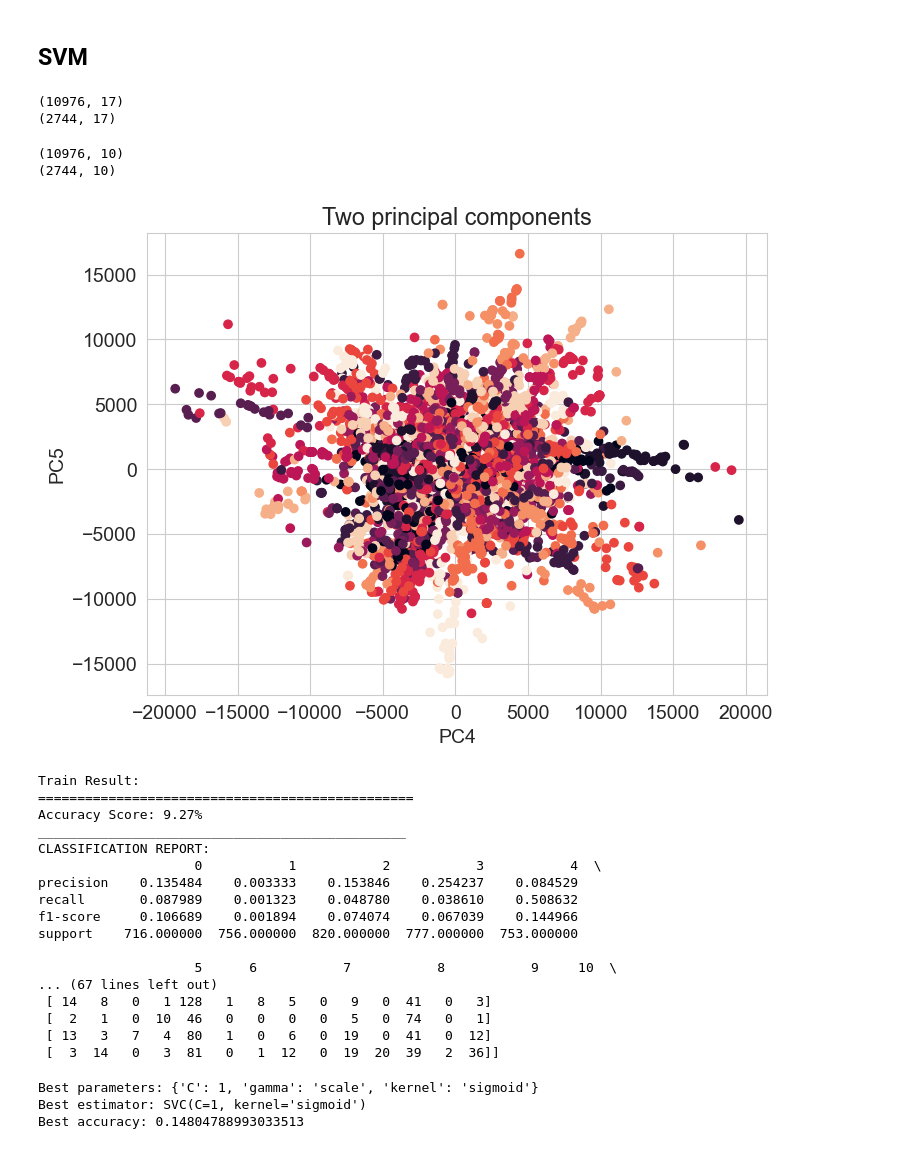
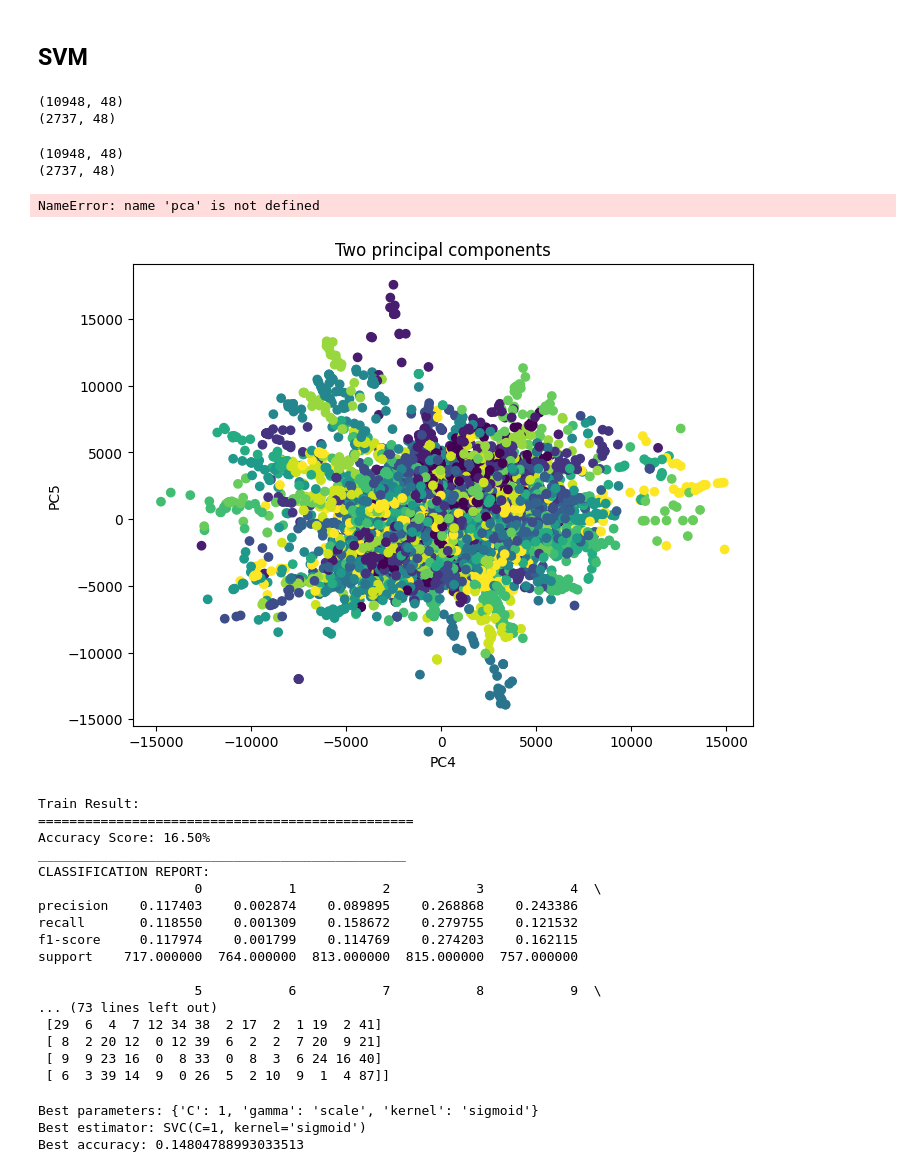
Before and after one commit to veronicalarssn/ML_Project, a Jupyter notebook: latest version 12.05.24.ipynb, the cells around one changed output. Cells and saved outputs as stored; diff of their text form; code cells hidden in the pictures.

```diff
--- a/latest version 12.05.24.ipynb
+++ b/latest version 12.05.24.ipynb
@@ -61,10 +81,12 @@ def save_images_as_png(folder_path, output_folder, image_size=(150, 150)):
                     print(f"Error processing image '{file_path}': {e}")
 
 #folder with original images
-folder_path = r"C:\Users\emili\OneDrive\Dokumente\03_Master_CBS\05_Summerterm24\01_ML and DL\Project\logo findder"
+# folder_path = r"C:\Users\emili\OneDrive\Dokumente\03_Master_CBS\05_Summerterm24\01_ML and DL\Project\logo findder"
+folder_path = r"/content/ML_Project/Data/logo findder"
 
 #output folder where png-images will be saved
-output_folder=r"C:\Users\emili\OneDrive\Dokumente\03_Master_CBS\05_Summerterm24\01_ML and DL\Project\png logo findder"
+# output_folder=r"C:\Users\emili\OneDrive\Dokumente\03_Master_CBS\05_Summerterm24\01_ML and DL\Project\png logo findder"
+output_folder=r"/content/ML_Project/Data/png logo findder"
 
 save_images_as_png(folder_path, output_folder)
 # %%
@@ -92,7 +114,8 @@ def load_images_from_folder(folder_path, image_size=(150, 150)):
     return images_df
 
 
-png_folder_path=r"C:\Users\emili\OneDrive\Dokumente\03_Master_CBS\05_Summerterm24\01_ML and DL\Project\png logo findder"
+# png_folder_path=r"C:\Users\emili\OneDrive\Dokumente\03_Master_CBS\05_Summerterm24\01_ML and DL\Project\png logo findder"
+png_folder_path=r"/content/ML_Project/Data/png logo findder"
 image_df = load_images_from_folder(png_folder_path)
 
 print('Image Dataframe: \n \n', image_df.head())
@@ -204,7 +227,8 @@ image_df
 # %%
 '''Read in the second data set'''
 
-image_directory = r"C:\Users\emili\OneDrive\Dokumente\03_Master_CBS\05_Summerterm24\01_ML and DL\Project\USA Car Logos"
+# image_directory = r"C:\Users\emili\OneDrive\Dokumente\03_Master_CBS\05_Summerterm24\01_ML and DL\Project\USA Car Logos"
+image_directory = r"/content/ML_Project/Data/USA Car Logos"
 
 image_filenames = [f for f in os.listdir(image_directory) if os.path.isfile(os.path.join(image_directory, f))]
 
@@ -962,20 +989,22 @@ X_train_flattened = X_train_numpy.reshape(len(X_train_numpy), -1)
 X_test_flattened = X_test_numpy.reshape(len(X_test_numpy), -1)
 
 #PCA
-pca = PCA(n_components=10)
+pca = PCA(n_components=0.85)
 X_train_pca = pca.fit_transform(X_train_flattened)
-X_test_pca = pca.fit_transform(X_test_flattened)
+# X_test_pca = pca.fit_transform(X_test_flattened)
+X_test_pca = pca.transform(X_test_flattened)
+# -> use the same PCA model fitted on the training data to transform (not fit_transform) the testing data -> ensures that both X_train_pca and X_test_pca with same number of PCs
 # %%
-#shape of pca when n_components=0.8 -- not applicable anymore, just for reference
+#shape of pca when n_components=0.85 -- not applicable anymore, just for reference
 print(X_train_pca.shape)
 print(X_test_pca.shape)
 # %% [output]
-(10976, 17)
-(2744, 17)
+(10948, 48)
+(2737, 48)
 # %%
 #shape when n_componenets=10
 print(X_train_pca.shape)
 print(X_test_pca.shape)
 # %% [output]
-(10976, 10)
-(2744, 10)
+(10948, 48)
+(2737, 48)
@@ -982,15 +1014,28 @@ print(X_test_pca.shape)
+# %%
+print(pca.explained_variance_ratio_)
+
+# Plot the cumulative explained variance
+plt.plot(np.cumsum(pca.explained_variance_ratio_))
+# plt.plot(np.cumsum(pca.explained_variance_ratio_), marker='o', linestyle='--')
+plt.xlabel('Number of Components')
+plt.ylabel('Variance (%)')
+plt.title('Explained Variance')
+plt.savefig('/content/ML_Project/Plots/pca_explained_variance85.png', bbox_inches='tight')
+plt.show()
+# %% [output]
+NameError: name 'pca' is not defined
 # %%
 #plot two principal components
 plt.figure(figsize=(8,6))
 
-plot = plt.scatter(X_train_pca[:,3], X_train_pca[:,4], c=y_train)
+plot = plt.scatter(X_train_pca[:,4], X_train_pca[:,5], c=y_train)
 plt.xlabel("PC4")
 plt.ylabel("PC5")
 plt.title("Two principal components")
 plt.show()
 #-->clearly not linearly seperable, linear kernal might perform quite poorly
 # %% [output]
-[figure, old version]
+[figure, new version]
 # %%
 def print_score(clf, X_train, y_train, X_test, y_test, train=True):
     if train:
@@ -1022,21 +1067,21 @@ print_score(model_svm_lin, X_train_pca, y_train, X_test_pca, y_test, train=False
 # %% [output]
 Train Result:
 ================================================
-Accuracy Score: 9.27%
+Accuracy Score: 16.50%
 _______________________________________________
 CLASSIFICATION REPORT:
                     0           1           2           3           4  \
-precision    0.135484    0.003333    0.153846    0.254237    0.084529
-recall       0.087989    0.001323    0.048780    0.038610    0.508632
-f1-score     0.106689    0.001894    0.074074    0.067039    0.144966
-support    716.000000  756.000000  820.000000  777.000000  753.000000
+precision    0.117403    0.002874    0.089895    0.268868    0.243386
+recall       0.118550    0.001309    0.158672    0.279755    0.121532
+f1-score     0.117974    0.001799    0.114769    0.274203    0.162115
+support    717.000000  764.000000  813.000000  815.000000  757.000000
 
-                    5      6           7           8           9     10  \
-... (67 lines left out)
- [ 14   8   0   1 128   1   8   5   0   9   0  41   0   3]
- [  2   1   0  10  46   0   0   0   0   5   0  74   0   1]
- [ 13   3   7   4  80   1   0   6   0  19   0  41   0  12]
- [  3  14   0   3  81   0   1  12   0  19  20  39   2  36]]
+                    5           6           7           8           9  \
+... (73 lines left out)
+ [29  6  4  7 12 34 38  2 17  2  1 19  2 41]
+ [ 8  2 20 12  0 12 39  6  2  2  7 20  9 21]
+ [ 9  9 23 16  0  8 33  0  8  3  6 24 16 40]
+ [ 6  3 39 14  9  0 26  5  2 10  9  1  4 87]]
 # %%
 #poly kernel --> interrupted everytime as running time exceeded 24h for every run
 param_grid_poly = {
```
Also changed, not shown: parts of 20 cells of this notebook.
